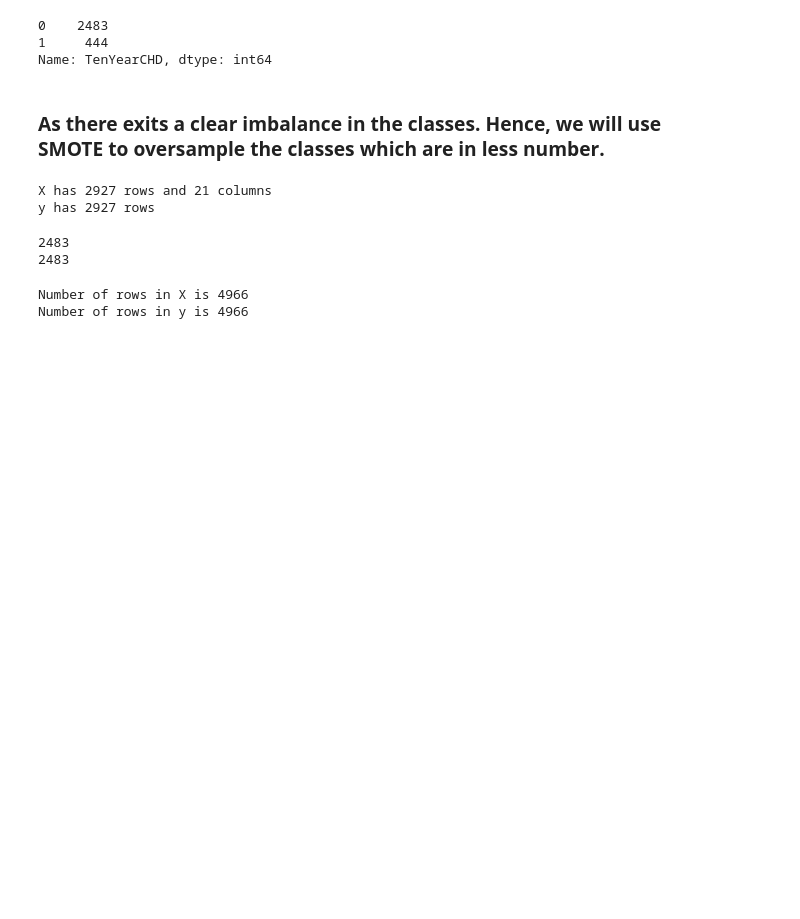
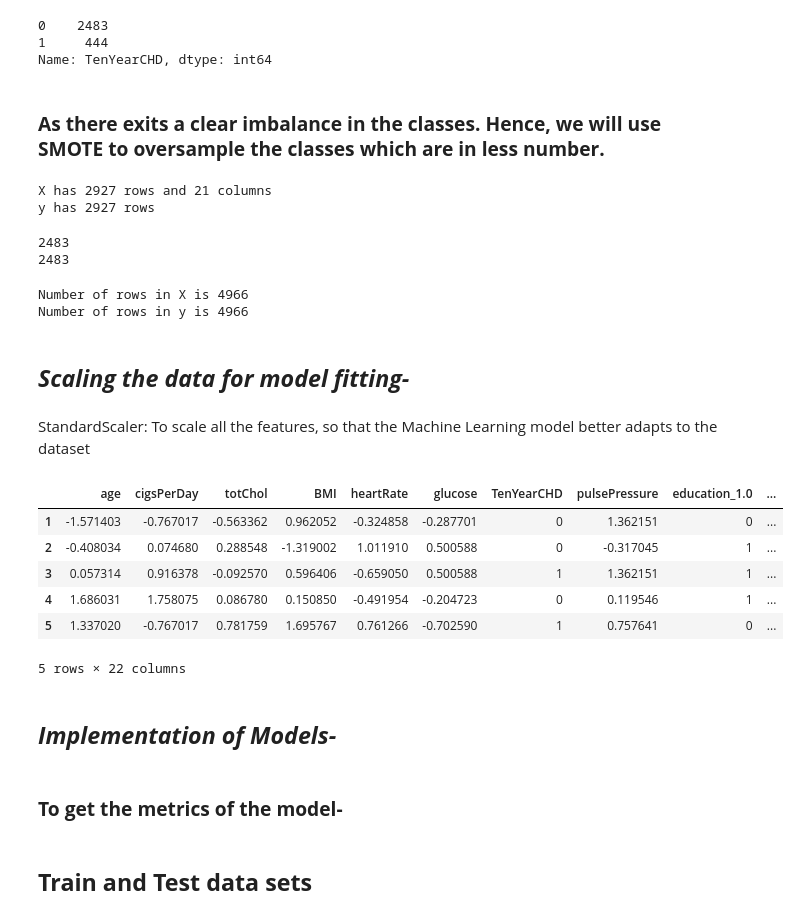
Before and after one commit to VermaSanjayrk/Cardiovascular-Risk-Prediction, a Jupyter notebook: Cardiovascular_Risk_Prediction.ipynb, the cells around one changed output. Drawn from its saved outputs; the diff is of its cells as text; code cells hidden in the pictures; blank space fills up the shorter version.

```diff
--- a/Cardiovascular_Risk_Prediction.ipynb
+++ b/Cardiovascular_Risk_Prediction.ipynb
@@ -481,3 +481,26 @@ print(f'Number of rows in y is {len(y)}')
 # %% [output]
 Number of rows in X is 4966
 Number of rows in y is 4966
+# %% [markdown]
+## ***Scaling the data for model fitting-***
+# %% [markdown]
+StandardScaler: To scale all the features, so that the Machine Learning model better adapts to the dataset
+# %%
+from sklearn.preprocessing import StandardScaler
+
+s_sc = StandardScaler()
+col_to_scale = ['age', 'cigsPerDay', 'totChol', 'BMI', 'heartRate', 'glucose', 'pulsePressure']
+df[col_to_scale] = s_sc.fit_transform(df[col_to_scale])
+df.head()
+# %% [output]
+|  | age | cigsPerDay | totChol | BMI | heartRate | glucose | TenYearCHD | pulsePressure | education_1.0 | ... |
+| 1 | -1.571403 | -0.767017 | -0.563362 | 0.962052 | -0.324858 | -0.287701 | 0 | 1.362151 | 0 | ... |
+| 2 | -0.408034 | 0.074680 | 0.288548 | -1.319002 | 1.011910 | 0.500588 | 0 | -0.317045 | 1 | ... |
+| 3 | 0.057314 | 0.916378 | -0.092570 | 0.596406 | -0.659050 | 0.500588 | 1 | 1.362151 | 1 | ... |
+| 4 | 1.686031 | 1.758075 | 0.086780 | 0.150850 | -0.491954 | -0.204723 | 0 | 0.119546 | 1 | ... |
+| 5 | 1.337020 | -0.767017 | 0.781759 | 1.695767 | 0.761266 | -0.702590 | 1 | 0.757641 | 0 | ... |
+5 rows × 22 columns
+# %% [markdown]
+## ***Implementation of Models-***
+# %% [markdown]
+### **To get the metrics of the model-**
@@ -483,0 +529,2 @@ Number of rows in y is 4966
+# %% [markdown]
+## **Train and Test data sets**
```
Also changed, not shown: parts of 3 cells of this notebook.
